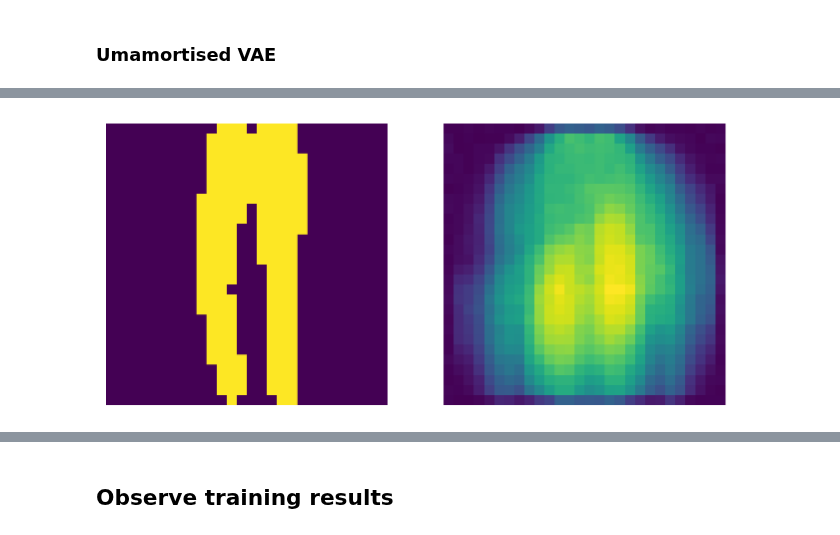
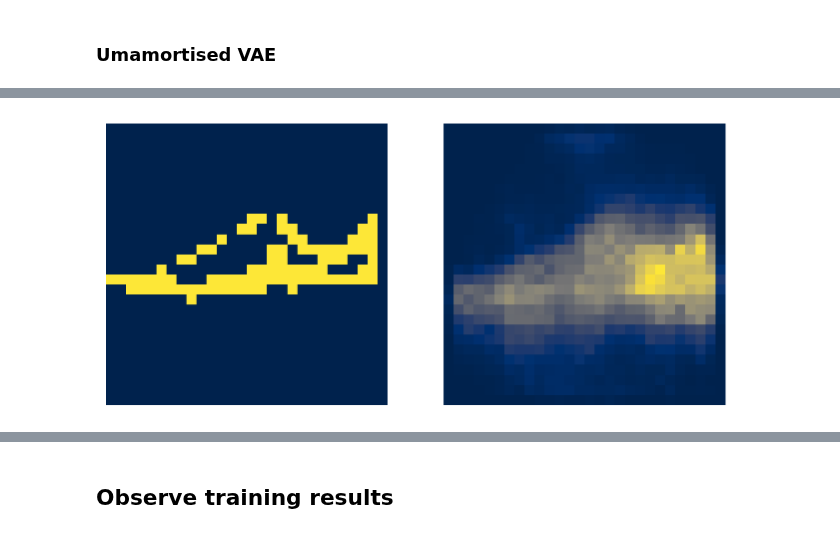
Before and after one commit to gerdm/hard-em-lvm, a Jupyter notebook: notebooks/17-unamortised-test.ipynb, the cells around one changed output, grey strips where cells are left out. Drawn from its saved outputs; the diff is of its cells as text; code cells hidden in the pictures.

```diff
--- a/notebooks/17-unamortised-test.ipynb
+++ b/notebooks/17-unamortised-test.ipynb
@@ -371,6 +373,7 @@ def iwae_bern_delta(key, params, apply_fn, X_batch):
 # %% [markdown]
 ### VAE
 # %%
+%%time
 model_vae = hlax.models.VAEBern(dim_latent, dim_obs[0], Encoder, Decoder)
 config_vae = hlax.vae.load_config(config, model_vae)
 
@@ -381,6 +384,6 @@ res_vae = base_vae_hardem.train_test(
     config_vae,
     config_test,
     elbo_bern,
-    iwae_bern_delta,
+    elbo_bern,
     hlax.vae.train_checkpoints
 )
@@ -403,0 +393,2 @@ plt.tight_layout()
+# %%
+ix_epoch = "e985"
@@ -415,7 +423,7 @@ res_hem = base_vae_hardem.train_test(
     config_hem,
     config_test,
     iwae_bern_delta,
-    iwae_bern_delta,
+    elbo_bern,
     hlax.unamortised.train_checkpoints
 )
 # %% [output]
@@ -451,7 +459,7 @@ res_uvae = base_vae_hardem.train_test(
     config_uvae,
     config_test,
     elbo_bern,
-    iwae_bern_delta,
+    elbo_bern,
     hlax.unamortised.train_checkpoints
 )
 # %% [output]
@@ -460,16 +468,17 @@ Wall time: 58.3 s
 # %%
 fig, ax = plt.subplots(1, 2, figsize=(8, 4))
 
-ix_target = 2
-params_test = res_uvae["test"]["params"]["e500"]
+ix_target = 9
+
+params_test = res_uvae["test"]["state"][ix_epoch].params
 img_truth = X_test[ix_target].reshape(28, 28)
-img_reconstruct = config_test.model.apply(params_test, X_test, key)[1]
+img_reconstruct = config_test.model.apply(params_test, X_test, key)[2][0]
 img_reconstruct = nn.sigmoid(img_reconstruct[ix_target]).reshape(28, 28)
 
-ax[0].imshow(img_truth)
-ax[1].imshow(img_reconstruct)
+ax[0].imshow(img_truth, cmap="cividis")
+ax[1].imshow(img_reconstruct, cmap="cividis")
 
 ax[0].axis("off")
 ax[1].axis("off");
 # %% [output]
-[figure, old version]
+[figure, new version]
```
Also changed, not shown: parts of 23 cells of this notebook.
